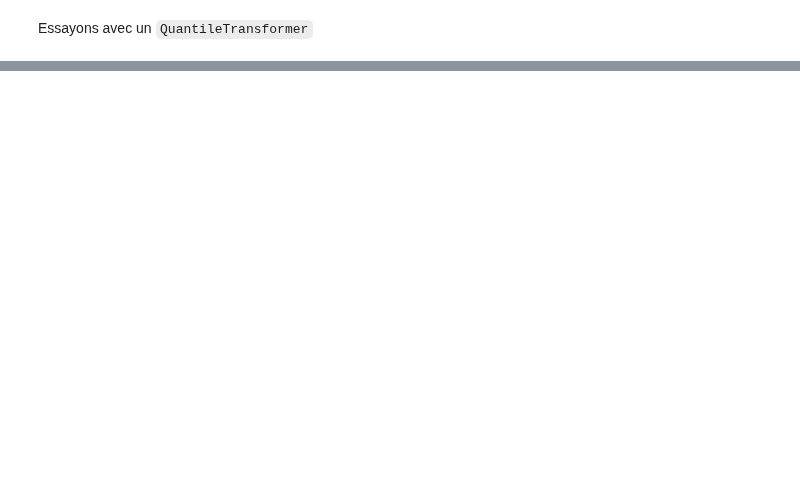
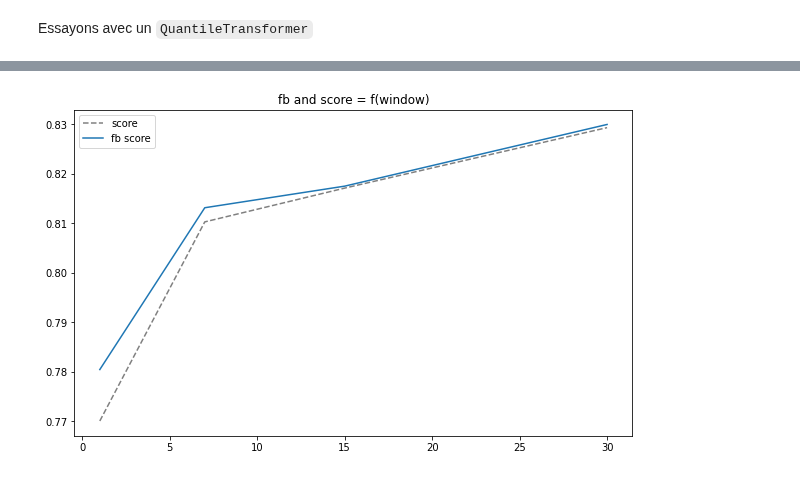
Before and after one commit to hugo-mi/Activity_Detection_From_Electrical_Consumption_Load_Curves, a Jupyter notebook: Exploratory Data Analysis/classification_house1_vs_house2.ipynb, the cells around one changed output, grey strips where cells are left out. Saved outputs shown, nothing was run; the diff lists cells and outputs as text; code cells hidden in the pictures; blank space fills up the shorter version.

Commit message:
add re-fitting and self-training

````diff
--- a/Exploratory Data Analysis/classification_house1_vs_house2.ipynb
+++ b/Exploratory Data Analysis/classification_house1_vs_house2.ipynb
@@ -222,7 +223,7 @@ plt.title('fb and score = f(window)');
 # %% [markdown]
 Essayons avec un ```QuantileTransformer```
 # %%
-w_range = [1, 7, 15, 30, 60, 90]
+w_range = [1, 7, 15, 30, 60]
 fb_score = []
 acc_score = []
 for w in w_range:
@@ -239,0 +244,38 @@ plt.title('fb and score = f(window)');
+# %%
+def classif_scale_fit_window(data_train, data_test, window=1, scaler=MinMaxScaler()):
+
+    classifier=RandomForestClassifier(n_estimators=30, n_jobs=-1, max_samples=0.9, max_depth=12, warm_start=True)
+    X_train = scaler.fit_transform(data_train[features_col].values)
+    # Attention : ici on re-fit le scaler sur les données du test
+    X_test_known = scaler.fit_transform(data_test.iloc[:24*60*60*window,:].loc[:, features_col].values)
+    X_test = scaler.transform(data_test.iloc[24*60*60*window:,:].loc[:, features_col].values)
+
+    y_train = data_train['activity'].values
+    y_test_known = data_test.iloc[:24*60*60*window,:].loc[:, 'activity'].values
+    y_test = data_test.iloc[24*60*60*window:,:].loc[:, 'activity'].values
+
+    classifier.fit(X_train, y_train.ravel())
+    classifier.n_estimators += 30
+    classifier.fit(X_test_known, y_test_known.ravel())
+    y_pred = classifier.predict(X_test)
+
+    f_beta = fbeta_score(y_test, y_pred, average="macro", beta=0.5)
+    acc = accuracy_score(y_test, y_pred)
+
+    return f_beta, acc
+# %%
+w_range = [1, 7, 15, 30]
+fb_score = []
+acc_score = []
+for w in w_range:
+    fb, acc = classif_scale_fit_window(house2_power_blk1, house1_power_blk2, window=w)
+    fb_score.append(fb)
+    acc_score.append(acc)
+
+plt.figure(figsize=(10, 6));
+plt.plot(w_range, acc_score, label='score', color='grey', linestyle='dashed');
+plt.plot(w_range, fb_score, label='fb score');
+plt.legend();
+plt.title('fb and score = f(window)');
+# %% [output]
+[figure, added]
````
Also changed, not shown: parts of 11 cells of this notebook.
